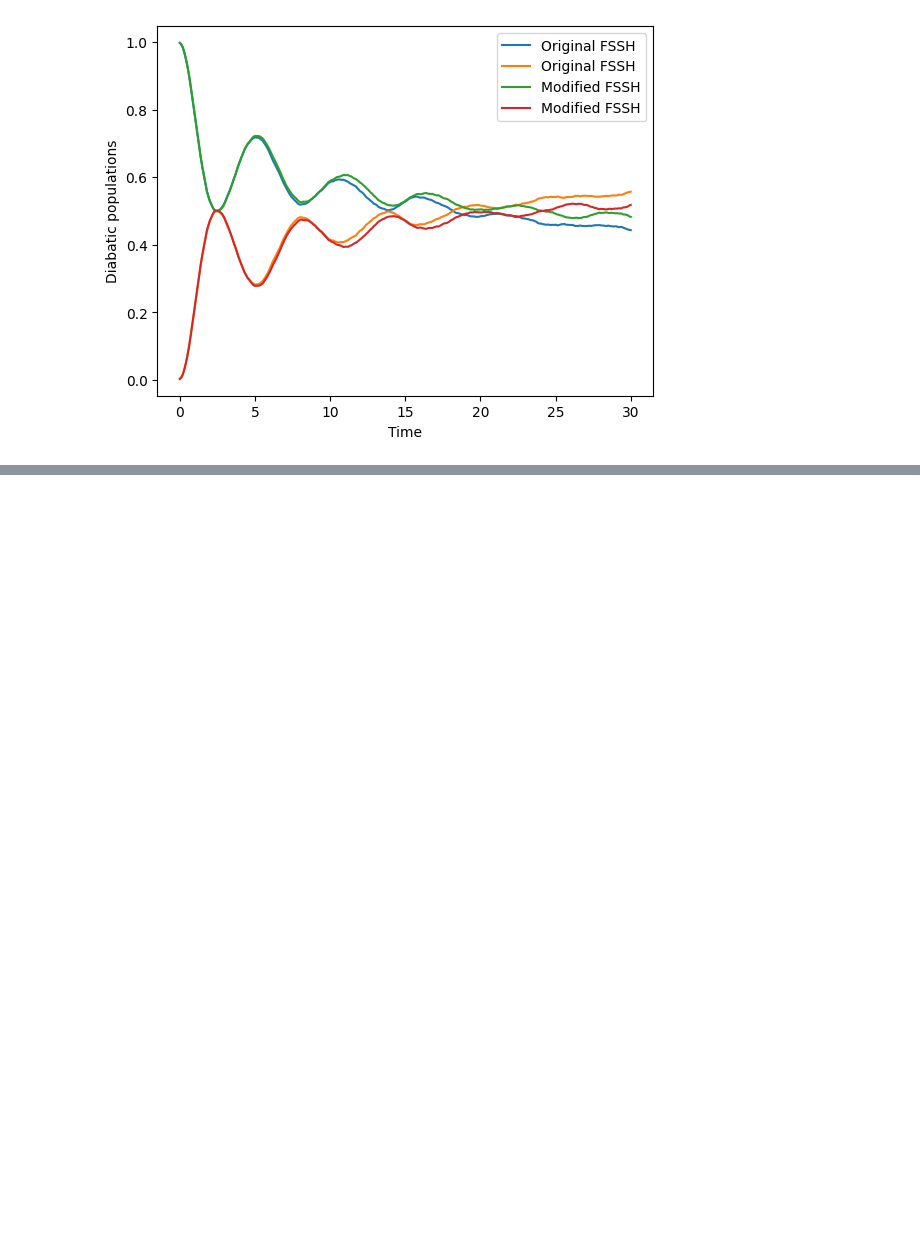
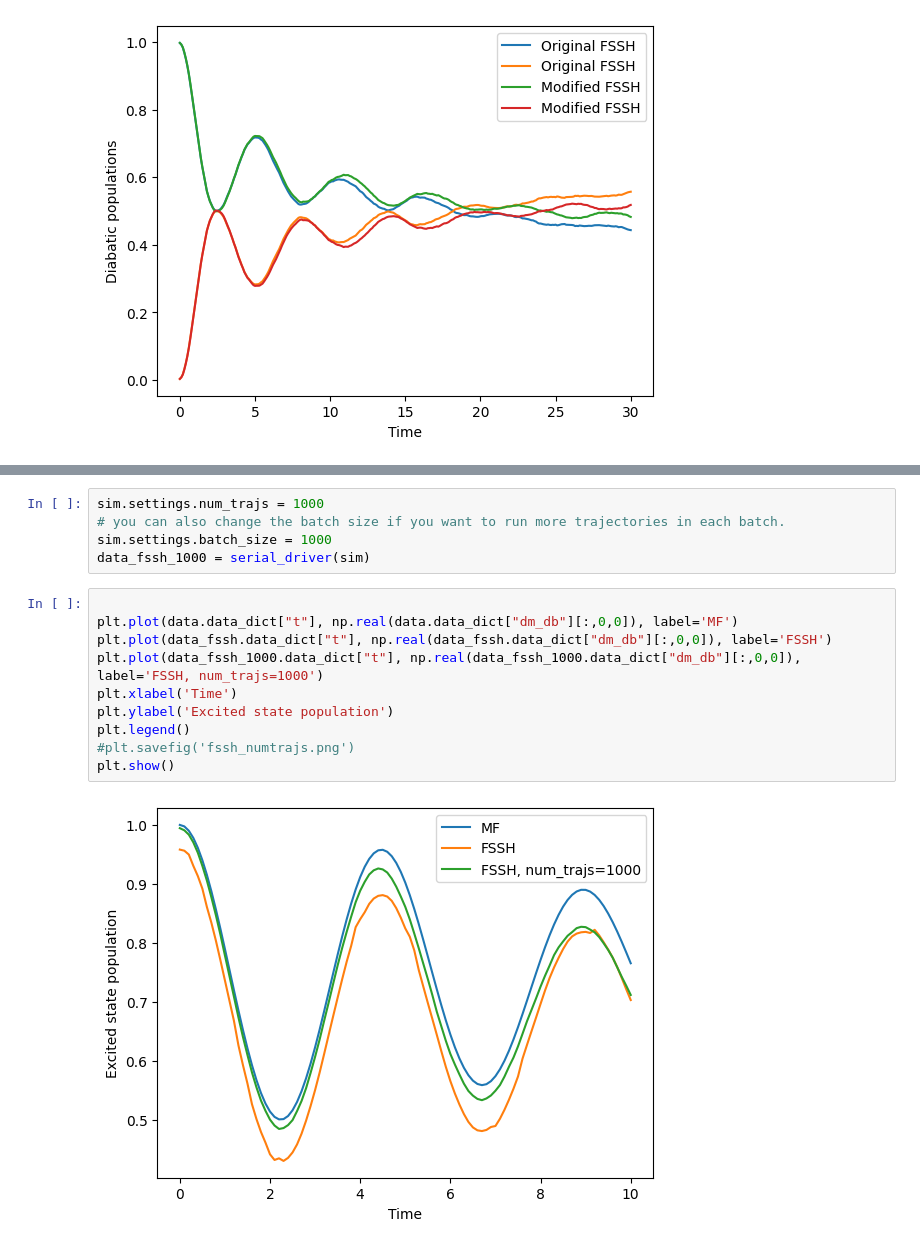
Before and after one commit to tempelaar-team/qclab-dev, a Jupyter notebook: examples/docs_example.ipynb, the cells around one changed output, grey strips where cells are left out. Cells and saved outputs as stored; diff of their text form; blank space fills up the shorter version.

```diff
--- a/examples/docs_example.ipynb
+++ b/examples/docs_example.ipynb
@@ -915,0 +979,17 @@ Task #12 <function update_act_surf_wf at 0x...>
+# %%
+sim.settings.num_trajs = 1000
+# you can also change the batch size if you want to run more trajectories in each batch.
+sim.settings.batch_size = 1000
+data_fssh_1000 = serial_driver(sim)
+# %%
+
+plt.plot(data.data_dict["t"], np.real(data.data_dict["dm_db"][:,0,0]), label='MF')
+plt.plot(data_fssh.data_dict["t"], np.real(data_fssh.data_dict["dm_db"][:,0,0]), label='FSSH')
+plt.plot(data_fssh_1000.data_dict["t"], np.real(data_fssh_1000.data_dict["dm_db"][:,0,0]), label='FSSH, num_trajs=1000')
+plt.xlabel('Time')
+plt.ylabel('Excited state population')
+plt.legend()
+#plt.savefig('fssh_numtrajs.png')
+plt.show()
+# %% [output]
+[figure, added]
```
Also changed, not shown: parts of 6 cells of this notebook, 10 other files.
